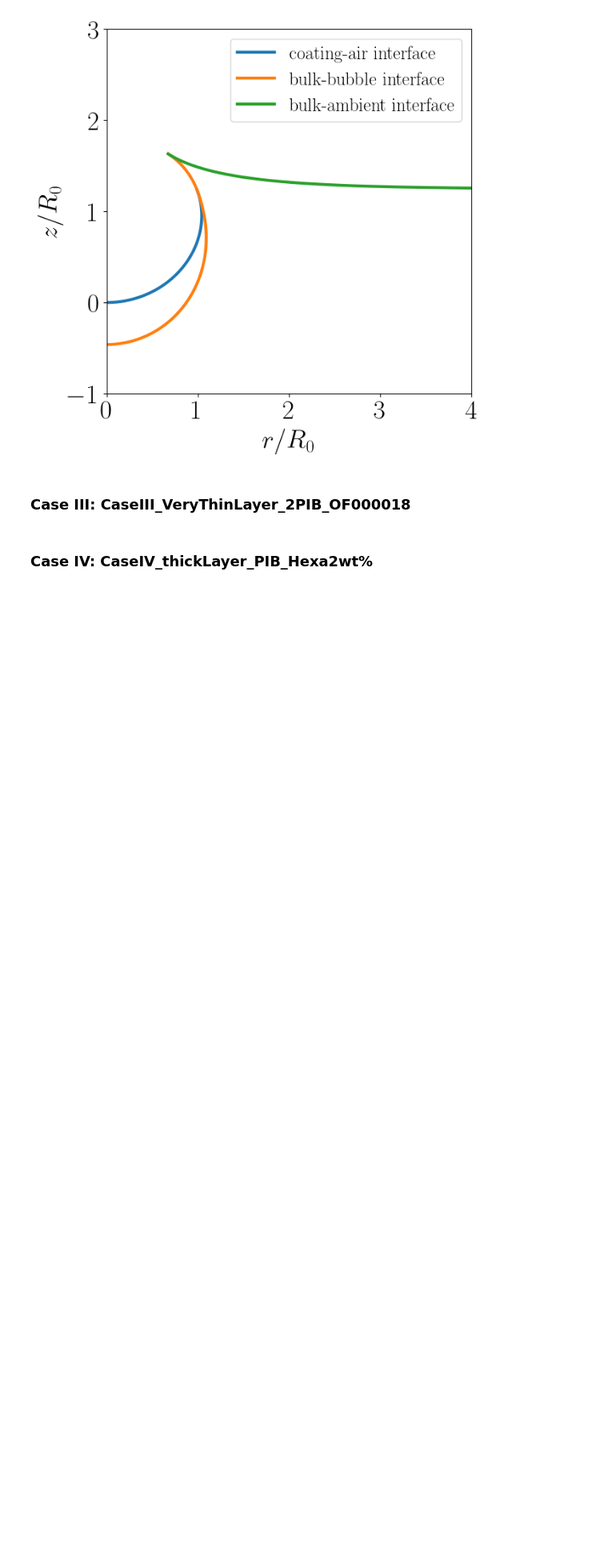
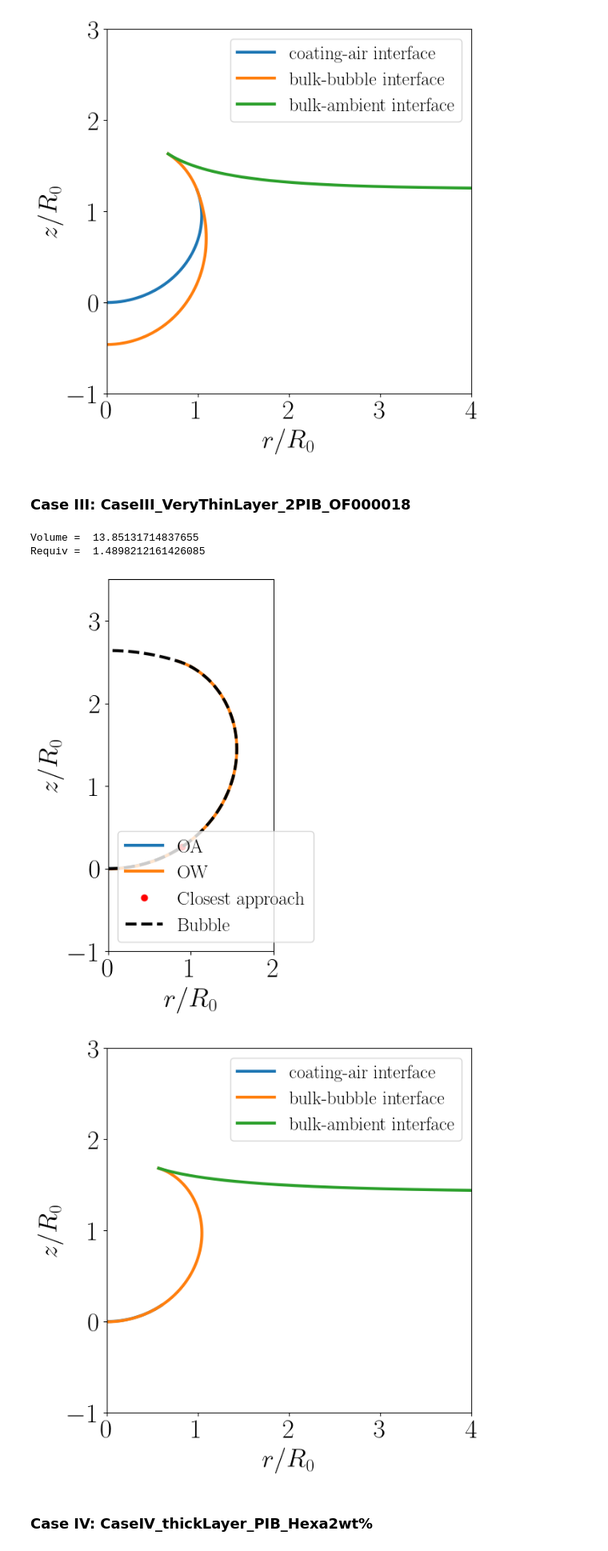
Before and after one commit to VatsalSy/BurstingBubble_VE_coated, a Jupyter notebook: initialconditions/InitialCondition.ipynb, the cells around one changed output. Shown at 80% size. Cells and saved outputs as stored; diff of their text form; code cells hidden in the pictures; blank space fills up the shorter version.

```diff
--- a/initialconditions/InitialCondition.ipynb
+++ b/initialconditions/InitialCondition.ipynb
@@ -248,10 +248,10 @@ plt_params = {
 
 fig, ax = prepare_plot(plt_params)
 
-r_ca, z_ca, ang_ca = load_and_sort_data("CaseIII_VeryThinLayer_PIB_Hexa2wt%/2PIB_OF000018_OA.csv")
+r_ca, z_ca, ang_ca = load_and_sort_data("CaseIII_VeryThinLayer_PIB_Hexa2wt/2PIB_OF000018_OA.csv")
 ax.plot(r_ca, z_ca, label="OA")
 
-r_bb, z_bb, ang_bb = load_and_sort_data("CaseIII_VeryThinLayer_PIB_Hexa2wt%/2PIB_OF000018_OW.csv")
+r_bb, z_bb, ang_bb = load_and_sort_data("CaseIII_VeryThinLayer_PIB_Hexa2wt/2PIB_OF000018_OW.csv")
 ax.plot(r_bb, z_bb,  label="OW")
 
 min_dist_index, min_distance = calculate_closest_approach(r_ca, z_ca, r_bb, z_bb)
@@ -278,37 +278,42 @@ from scipy.integrate import cumtrapz
 # volume of the bubble (r_bubble, z_bubble) in cyclindrical coordinates
 Vol = np.pi*cumtrapz(r_bubble**2, z_bubble, initial=0)
 print('Volume = ', Vol[-1])
 
 # typical length scale
 R0 = (3*Vol[-1]/4/np.pi)**(1/3)
 print('Requiv = ', R0)
 
 ax.legend()
 plt.show()
 
 # Define plotting parameters
 plt_params = {
     "Rmin": 0.0, "Rmax": 4e0,
     "Zmin": -1e0, "Zmax": 3e0
 }
 
 fig, ax = prepare_plot(plt_params)
-r_ca, z_ca, ang_ca = load_and_sort_data("CaseIII_VeryThinLayer_PIB_Hexa2wt%/2PIB_OF000018_OA.csv")
+r_ca, z_ca, ang_ca = load_and_sort_data("CaseIII_VeryThinLayer_PIB_Hexa2wt/2PIB_OF000018_OA.csv")
 r_ca, z_ca = r_ca/R0, z_ca/R0
 ax.plot(r_ca, z_ca, label="coating-air interface")
 
-r_bb, z_bb, ang_bb = load_and_sort_data("CaseIII_VeryThinLayer_PIB_Hexa2wt%/2PIB_OF000018_OW.csv")
+r_bb, z_bb, ang_bb = load_and_sort_data("CaseIII_VeryThinLayer_PIB_Hexa2wt/2PIB_OF000018_OW.csv")
 r_bb, z_bb = r_bb/R0, z_bb/R0
 ax.plot(r_bb, z_bb,  label="bulk-bubble interface")
 
-r_ba, z_ba, ang_ba = load_and_sort_data("CaseIII_VeryThinLayer_PIB_Hexa2wt%/2PIB_OF000018_WA.csv")
+r_ba, z_ba, ang_ba = load_and_sort_data("CaseIII_VeryThinLayer_PIB_Hexa2wt/2PIB_OF000018_WA.csv")
 r_ba, z_ba = r_ba/R0, z_ba/R0
 ax.plot(r_ba, z_ba,  label="bulk-ambient interface")
 
 # tathered legend to the top right corner outsize the plot
 plt.legend(loc='upper right')
-plt.savefig('CaseIII_VeryThinLayer_PIB_Hexa2wt%/shape.pdf', bbox_inches='tight')
+plt.savefig('CaseIII_VeryThinLayer_PIB_Hexa2wt/shape.pdf', bbox_inches='tight')
 plt.show()
+# %% [output]
+Volume =  13.85131714837655
+Requiv =  1.4898212161426085
+[figure, added]
+[figure, added]
 # %% [markdown]
 ### Case IV: CaseIV_thickLayer_PIB_Hexa2wt%
 # %%
```
Also changed, not shown: parts of 8 cells of this notebook, 20 other files.
